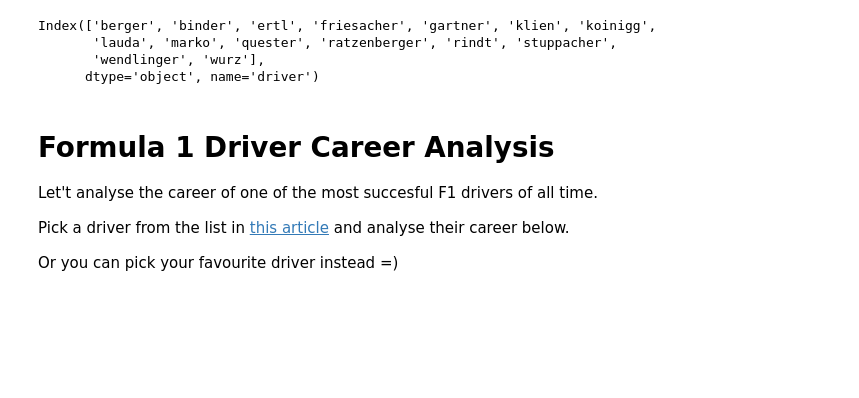
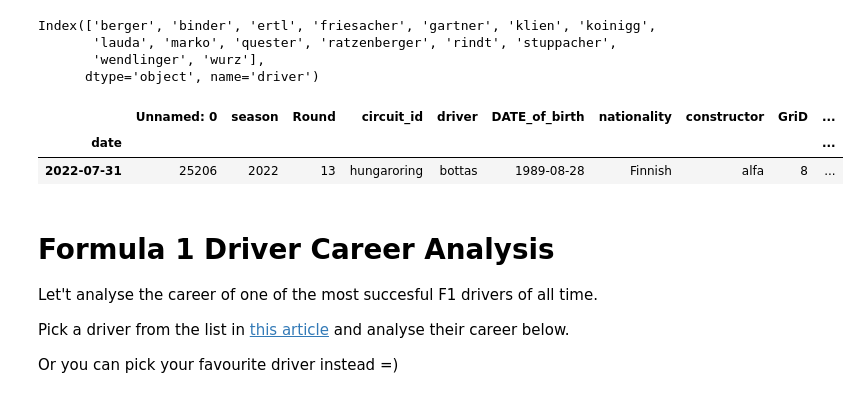
Before and after one commit to autrefois/bootcamp, a Jupyter notebook: 2022/python_workshop/notebooks/08_pandas.ipynb, the cells around one changed output. Cells and saved outputs as stored; diff of their text form; code cells hidden in the pictures; blank space fills up the shorter version.

```diff
--- a/2022/python_workshop/notebooks/08_pandas.ipynb
+++ b/2022/python_workshop/notebooks/08_pandas.ipynb
@@ -879,7 +873,15 @@ Index(['berger', 'binder', 'ertl', 'friesacher', 'gartner', 'klien', 'koinigg',
 # %%
 # what are the results from the latest race?
 
 # hint: you may use the date column; convert it to datetime first!
+
+f1_results = pd.read_csv('./resources/f1_results.csv', index_col=['date'], parse_dates = ['date'])
+f1_results = f1_results.sort_index(ascending = False)
+f1_results.head(1)
+# %% [output]
+|  | Unnamed: 0 | season | Round | circuit_id | driver | DATE_of_birth | nationality | constructor | GriD | ... |
+| date |  |  |  |  |  |  |  |  |  | ... |
+| 2022-07-31 | 25206 | 2022 | 13 | hungaroring | bottas | 1989-08-28 | Finnish | alfa | 8 | ... |
 # %%
 # who won the race? how many races has this pilot won this year?
 
```
Also changed, not shown: parts of 16 cells of this notebook.
